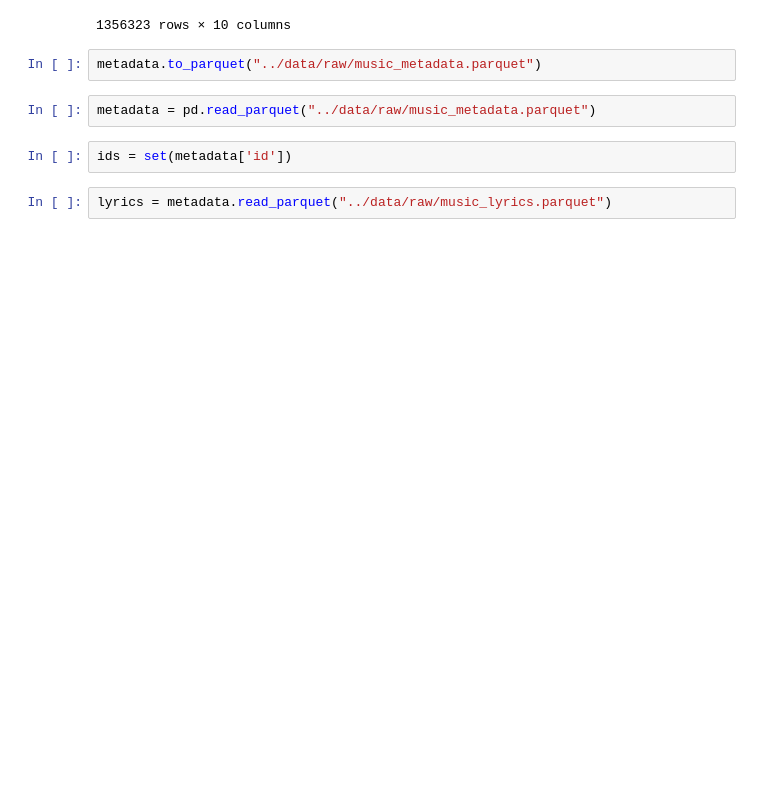
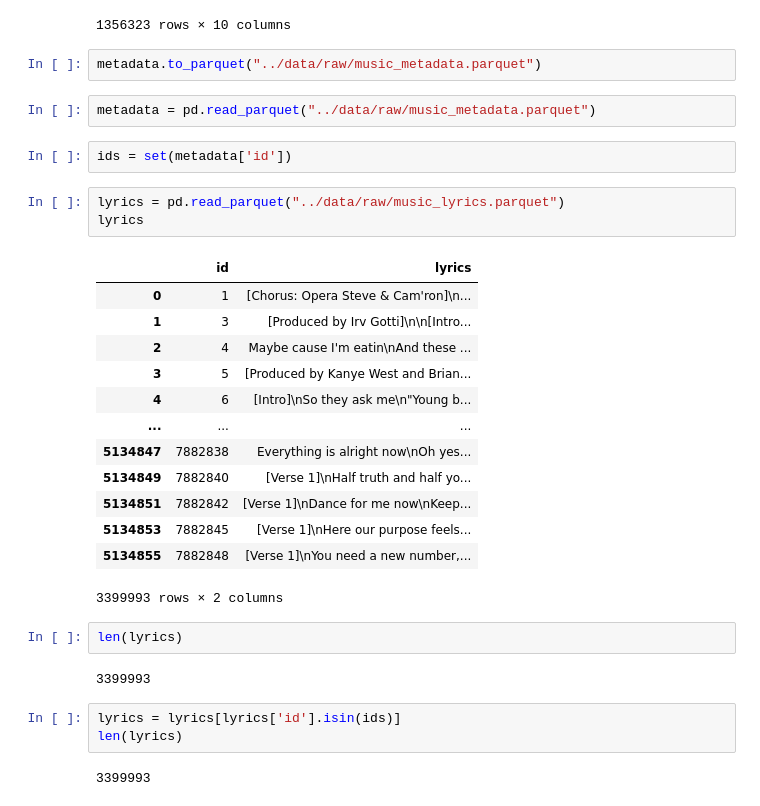
Before and after one commit to LGmatrix13/media-feature-classification, a Jupyter notebook: notebooks/clean_music.ipynb, the cells around one changed output. Saved outputs shown, nothing was run; the diff lists cells and outputs as text; blank space fills up the shorter version.

```diff
--- a/notebooks/clean_music.ipynb
+++ b/notebooks/clean_music.ipynb
@@ -114,4 +114,28 @@ metadata = pd.read_parquet("../data/raw/music_metadata.parquet")
 # %%
 ids = set(metadata['id'])
 # %%
-lyrics = metadata.read_parquet("../data/raw/music_lyrics.parquet")
+lyrics = pd.read_parquet("../data/raw/music_lyrics.parquet")
+lyrics
+# %% [output]
+|  | id | lyrics |
+| 0 | 1 | [Chorus: Opera Steve & Cam'ron]\n... |
+| 1 | 3 | [Produced by Irv Gotti]\n\n[Intro... |
+| 2 | 4 | Maybe cause I'm eatin\nAnd these ... |
+| 3 | 5 | [Produced by Kanye West and Brian... |
+| 4 | 6 | [Intro]\nSo they ask me\n"Young b... |
+| ... | ... | ... |
+| 5134847 | 7882838 | Everything is alright now\nOh yes... |
+| 5134849 | 7882840 | [Verse 1]\nHalf truth and half yo... |
+| 5134851 | 7882842 | [Verse 1]\nDance for me now\nKeep... |
+| 5134853 | 7882845 | [Verse 1]\nHere our purpose feels... |
+| 5134855 | 7882848 | [Verse 1]\nYou need a new number,... |
+3399993 rows × 2 columns
+# %%
+len(lyrics)
+# %% [output]
+3399993
+# %%
+lyrics = lyrics[lyrics['id'].isin(ids)]
+len(lyrics)
+# %% [output]
+3399993
```
Also changed, not shown: parts of 2 cells of this notebook, 20 other files.
